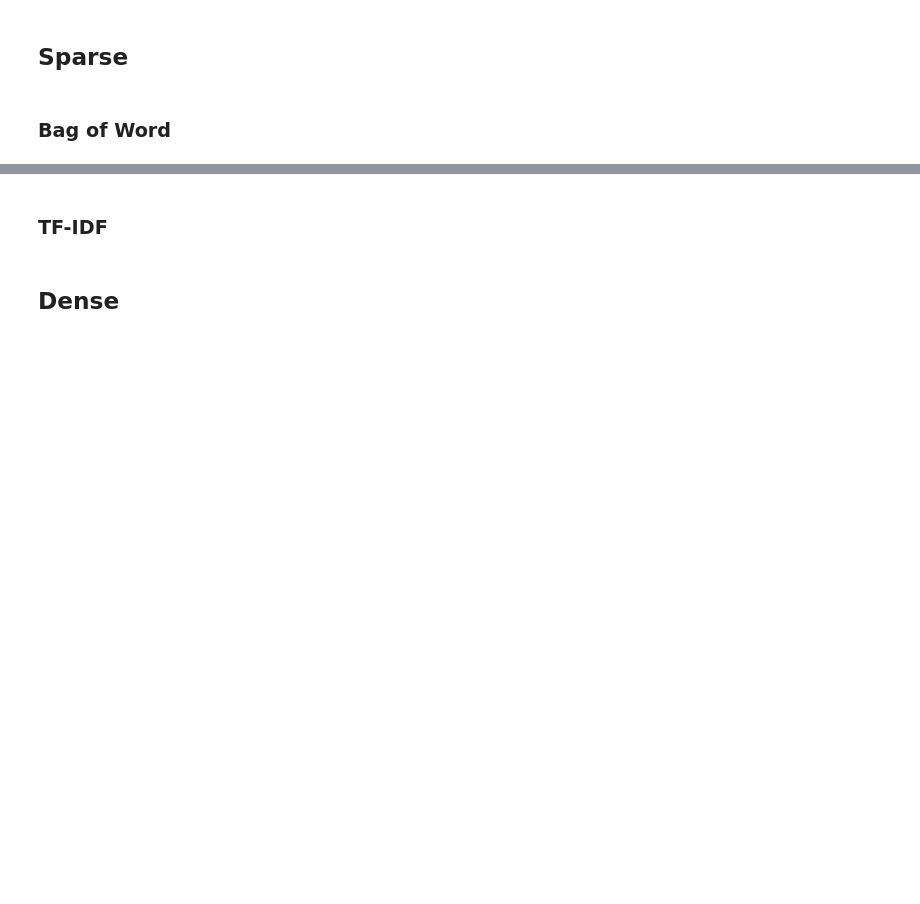
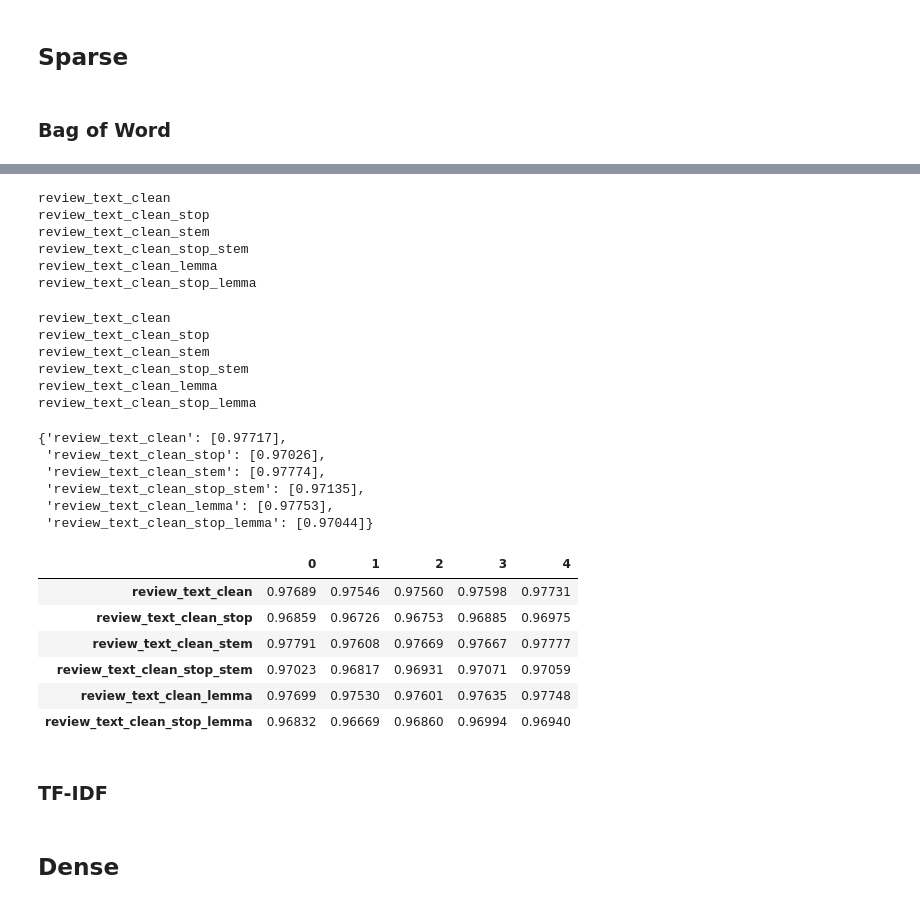
Before and after one commit to rdemarqui/sentiment_analysis, a Jupyter notebook: 02 Vectorization.ipynb, the cells around one changed output, grey strips where cells are left out. Cells and saved outputs as stored; diff of their text form; code cells hidden in the pictures; blank space fills up the shorter version.

```diff
--- a/02 Vectorization.ipynb
+++ b/02 Vectorization.ipynb
@@ -49,7 +76,9 @@ print(corpus.shape)
 X_train, X_test, y_train, y_test = train_test_split(corpus.iloc[:, :-1], corpus.iloc[:, -1:],
                                                     test_size=0.2, random_state=random_state)
 X_train = X_train.astype(str)
+y_train = y_train.values.ravel()
 X_test = X_test.astype(str)
+y_test = y_test.values.ravel()
 # %%
 X_train.head()
 # %% [output]
@@ -89,10 +118,3 @@ ax.invert_yaxis();
 ### Bag of Word
 # %%
 from sklearn.feature_extraction.text import CountVectorizer
-# %%
-def apply_bag_of_word(dataframe):
-  for column in dataframe.columns:
-    count_vectorizer = CountVectorizer(dtype=np.float32)
-    bag_of_words = count_vectorizer.fit_transform(dataframe[column])
-
-    return bag_of_words
@@ -122,3 +121,56 @@ similarity
+# %%
+def apply_bag_of_word(X_train, X_test):
+  vectorizer = CountVectorizer(dtype=np.float32)
+  X_train_vec = vectorizer.fit_transform(X_train)
+  X_test_vec = vectorizer.transform(X_test)
+
+  return X_train_vec, X_test_vec
+# %%
+dict_csv_score = {}
+dict_test_score = {}
+for preproc_method in X_train.columns:
+  print(preproc_method)
+  X_train_vec, X_test_vec = apply_bag_of_word(X_train[preproc_method], X_test[preproc_method])
+  cv_score, test_score = vector_method_score(X_train_vec, y_train, X_test_vec, y_test)
+
+  dict_csv_score[preproc_method] = cv_score
+  dict_test_score[preproc_method] = [test_score]
+# %% [output]
+review_text_clean
+review_text_clean_stop
+review_text_clean_stem
+review_text_clean_stop_stem
+review_text_clean_lemma
+review_text_clean_stop_lemma
+# %%
+cv_score_bow, test_score_bow = pipeline(X_train, X_test, y_train, y_test, apply_bag_of_word)
+# %% [output]
+review_text_clean
+review_text_clean_stop
+review_text_clean_stem
+review_text_clean_stop_stem
+review_text_clean_lemma
+review_text_clean_stop_lemma
+# %%
+test_score_bow
+# %% [output]
+{'review_text_clean': [0.97717],
+ 'review_text_clean_stop': [0.97026],
+ 'review_text_clean_stem': [0.97774],
+ 'review_text_clean_stop_stem': [0.97135],
+ 'review_text_clean_lemma': [0.97753],
+ 'review_text_clean_stop_lemma': [0.97044]}
+# %%
+cv_score_bow = pd.DataFrame(dict_csv_score).T
+test_score_bow = pd.DataFrame(dict_test_score).T
+# %% [output]
+|  | 0 | 1 | 2 | 3 | 4 |
+| review_text_clean | 0.97689 | 0.97546 | 0.97560 | 0.97598 | 0.97731 |
+| review_text_clean_stop | 0.96859 | 0.96726 | 0.96753 | 0.96885 | 0.96975 |
+| review_text_clean_stem | 0.97791 | 0.97608 | 0.97669 | 0.97667 | 0.97777 |
+| review_text_clean_stop_stem | 0.97023 | 0.96817 | 0.96931 | 0.97071 | 0.97059 |
+| review_text_clean_lemma | 0.97699 | 0.97530 | 0.97601 | 0.97635 | 0.97748 |
+| review_text_clean_stop_lemma | 0.96832 | 0.96669 | 0.96860 | 0.96994 | 0.96940 |
 # %% [markdown]
 ### TF-IDF
 # %%
```
Also changed, not shown: parts of 16 cells of this notebook.
